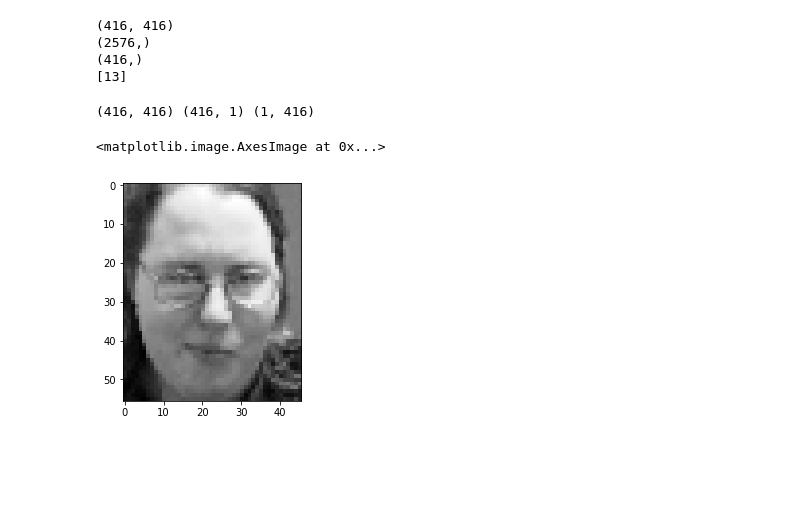
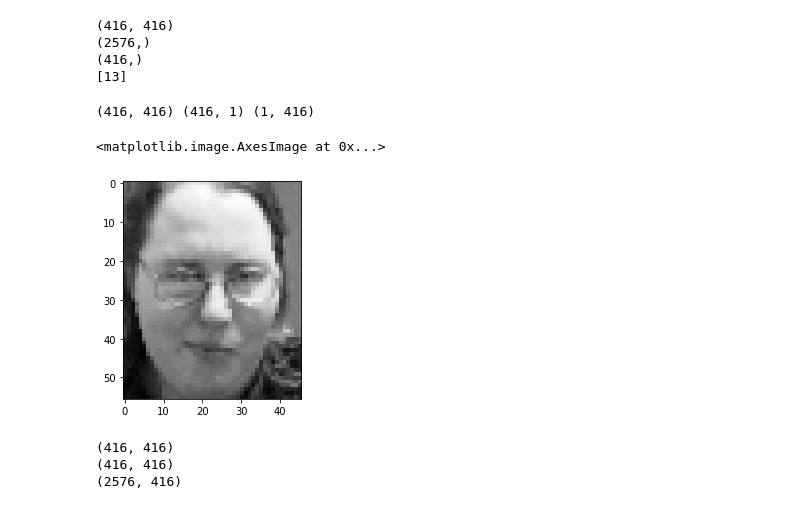
Before and after one commit to pedromonteiro18/Pattern_Recognition, a Jupyter notebook: Coursework.ipynb, the cells around one changed output. Drawn from its saved outputs; the diff is of its cells as text; code cells hidden in the pictures; blank space fills up the shorter version.

```diff
--- a/Coursework.ipynb
+++ b/Coursework.ipynb
@@ -175,41 +175,49 @@ def get_neighbors(training_set,
     # distances = []
     # for index in range(len(training_set)):
     #     dist = distance(test_instance, training_set[index])
     #     distances.append((training_set[index], dist, labels[index]))
     # distances.sort(key=lambda x: x[1])
     # neighbors = distances[:k]
     #
     neigh = KNeighborsClassifier(n_neighbors=1)
-    neigh.fit(training_set, labels)
+    neigh.fit(training_set, labels.ravel())
     neighbors = neigh.predict(test_instance)
 
     return neighbors
 dataLabel = zip(data_train,label_train)
 
 W_test = np.reshape(W_test,(-1,1)).T
 print(W.shape, label_train.shape, W_test.shape)
 label = get_neighbors(W, label_train, W_test, 1, distance=distance)
 
 output = []
 for i in dataLabel:
     dat, lab = i
     if lab == label:
         output.append(np.reshape(dat,(2576,1)))
 
 # image = data_train[:,13]
 # print(image.shape)
 image = np.reshape(output[0],(46,56))
 plt.imshow(image.T, cmap= 'gist_gray')
 # %% [output]
 (416, 416) (416, 1) (1, 416)
 <matplotlib.image.AxesImage at 0x...>
-[figure, old version]
+[figure, new version]
 # %%
 Meigvals_new, Meigvecs_new = np.linalg.eig(S2)
 idx = Meigvals_new.argsort()[::-1]
 Meigvals_new = Meigvals_new[idx]
-Meigvecs_new  = Meigvecs_new[idx,:]
+print(Meigvecs_new.shape)
+Meigvecs_new  = Meigvecs_new[idx, :]
+print(Meigvecs_new.shape)
 Meigvecs_new = Meigvecs_new.astype(float)
+Meigvecs_new = preprocessing.normalize(np.dot(A, Meigvecs_new))
+print(Meigvecs_new.shape)
+# %% [output]
+(416, 416)
+(416, 416)
+(2576, 416)
 # %%
 x=[]
 y=[]
```
Also changed, not shown: parts of 6 cells of this notebook.
